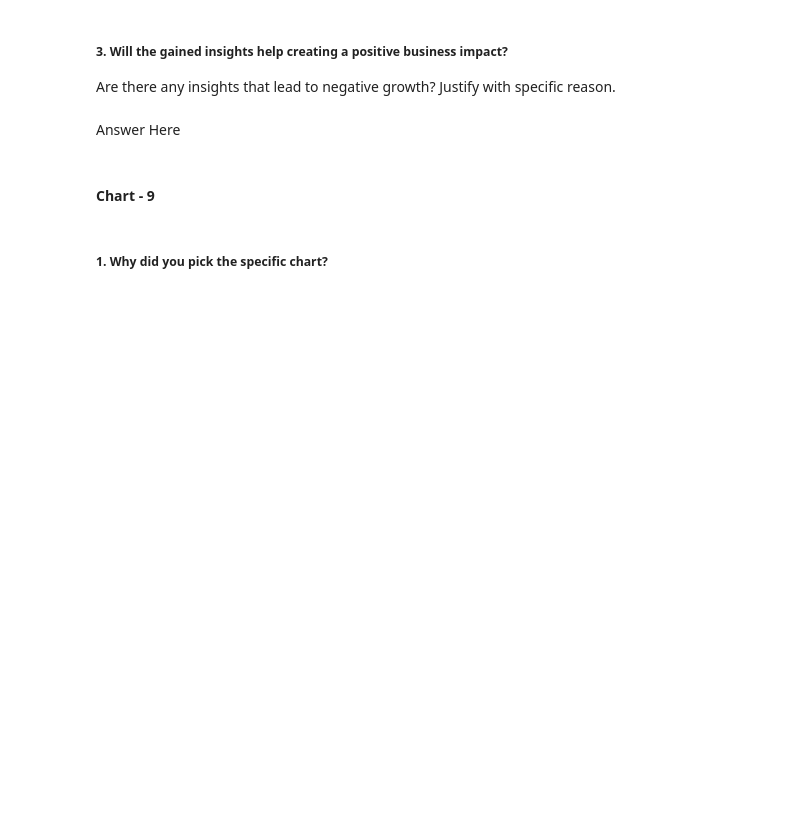
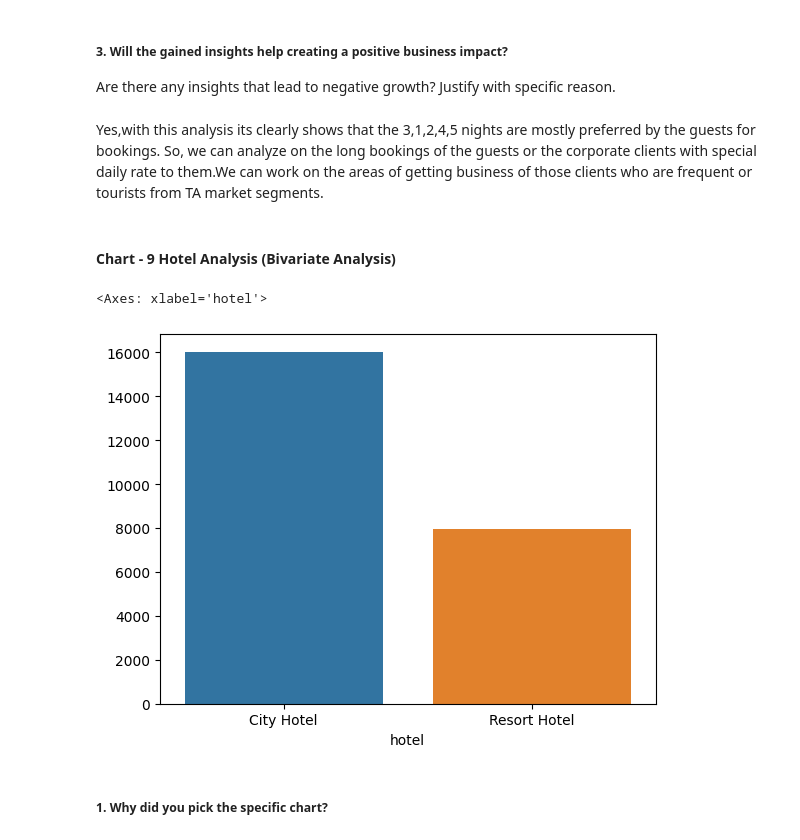
Before and after one commit to Jamal1018/EDA_Hotel_booking_analysis, a Jupyter notebook: EDA_on_Hotel_Booking_Analysis.ipynb, the cells around one changed output. Saved outputs shown, nothing was run; the diff lists cells and outputs as text; code cells hidden in the pictures; blank space fills up the shorter version.

```diff
--- a/EDA_on_Hotel_Booking_Analysis.ipynb
+++ b/EDA_on_Hotel_Booking_Analysis.ipynb
@@ -809,7 +811,7 @@ Answer Here
 # %% [markdown]
 ##### 3. Will the gained insights help creating a positive business impact?
 Are there any insights that lead to negative growth? Justify with specific reason.
-# %% [markdown]
-Answer Here
+# %% [markdown]
+Yes,with this analysis its clearly shows that the 3,1,2,4,5 nights are mostly preferred by the guests for bookings. So, we can analyze on the long bookings of the guests or the corporate clients with special daily rate to them.We can work on the areas of getting business of those clients who are frequent or tourists from TA market segments.
 # %% [markdown]
-#### Chart - 9
+#### Chart - 9 Hotel Analysis (Bivariate Analysis)
@@ -818,3 +818,15 @@ Answer Here
+# %%
+#visualization on the calculating of cancellation percentage
+df_cancel = df[df['is_canceled'] == 1]
+count_cancel= df_cancel.groupby('hotel').size()
+
+x = count_cancel.index
+y = count_cancel.values
+
+sns.barplot(x=x,y=y)
+# %% [output]
+<Axes: xlabel='hotel'>
+[figure, added]
 # %% [markdown]
 ##### 1. Why did you pick the specific chart?
 # %% [markdown]
```
Also changed, not shown: parts of 6 cells of this notebook.
